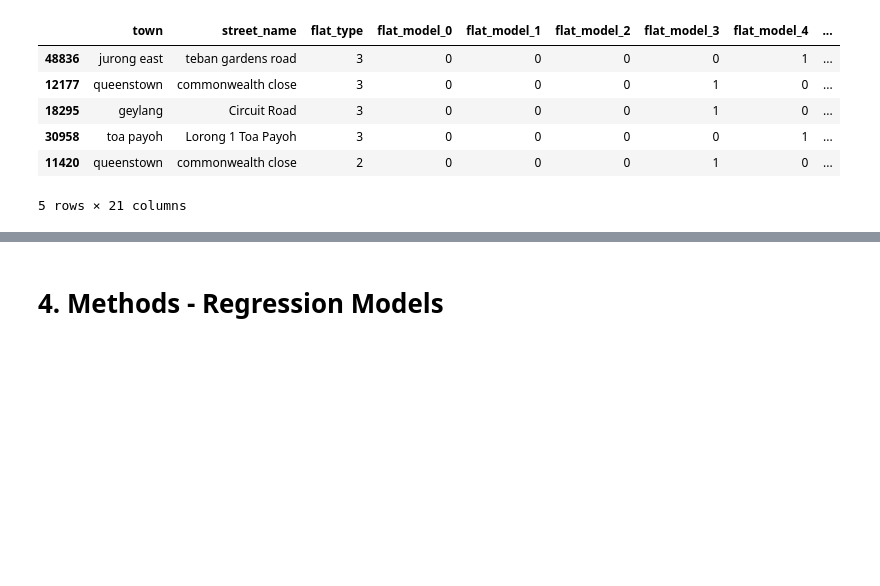
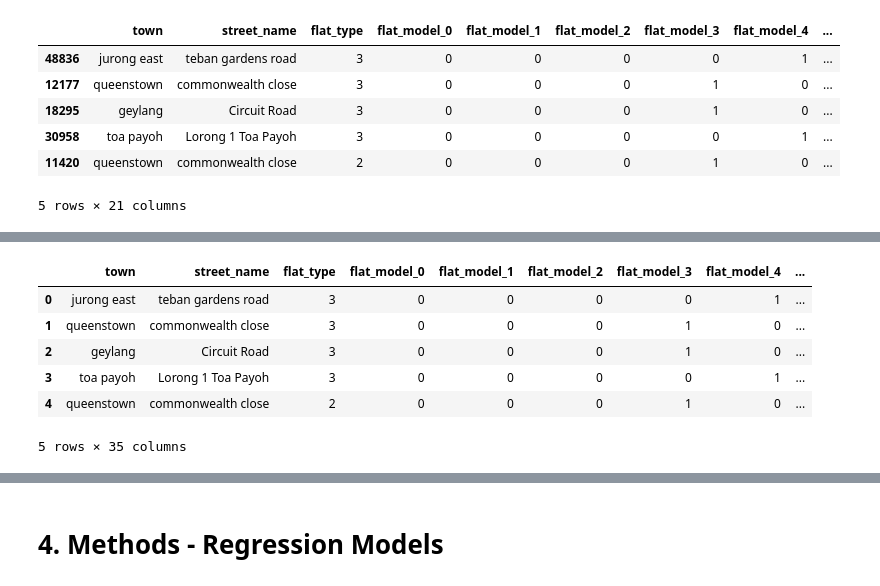
Before and after one commit to Guiltylife/CS5228-Team31-Project, a Jupyter notebook: cs5228-team31.ipynb, the cells around one changed output, grey strips where cells are left out. Saved outputs shown, nothing was run; the diff lists cells and outputs as text; code cells hidden in the pictures; blank space fills up the shorter version.

```diff
--- a/cs5228-team31.ipynb
+++ b/cs5228-team31.ipynb
@@ -662,7 +716,7 @@ test_data.head()
 def weighted_avg(values, weights):
     return np.dot(values, weights) / weights.sum()
 
-def get_knn_statistics(base_data, aux_data, k=5):
+def get_knn_statistics(base_data, aux_data, k):
     knn = NearestNeighbors(n_neighbors=k)
 
     # the KNN houses for each record in aux_data
@@ -672,63 +726,78 @@ def get_knn_statistics(base_data, aux_data, k=5):
         nearby_houses = base_data.iloc[indices[i]]
 
         # Calculate statistics
-        # mean_rent = nearby_houses['rent'].mean()
-        median_rent = nearby_houses['monthly_rent'].median()
-        std_rent = nearby_houses['monthly_rent'].std()
+        median = nearby_houses['floor_area_sqm'].median()
+        std = nearby_houses['floor_area_sqm'].std()
         # Weighted average using inverse of distances as weights
-        weighted_mean_rent = weighted_avg(nearby_houses['monthly_rent'], 1/distances[i])
+        weighted_mean= weighted_avg(nearby_houses['floor_area_sqm'], 1/distances[i])
 
-        aux_data.at[i, 'median_rent'] = median_rent
-        aux_data.at[i, 'std_rent'] = std_rent
-        aux_data.at[i, 'weighted_mean_rent'] = weighted_mean_rent
+        aux_data.at[i, 'median_rent'] = median
+        aux_data.at[i, 'std_rent'] = std
+        aux_data.at[i, 'weighted_mean_rent'] = weighted_mean
 
-    # the KNN aux-records for each houses in the base_data
+    # the KNN aux-records for each rent in the base_data
+    knn = NearestNeighbors(n_neighbors=5)
     knn.fit(aux_data[['latitude', 'longitude']])
     distances, indices = knn.kneighbors(base_data[['latitude', 'longitude']])
     stats = {}
     for i, record in base_data.iterrows():
         nearby_aux = aux_data.iloc[indices[i]]
 
         # Calculate statistics
         weighted_mean = weighted_avg(nearby_aux['weighted_mean_rent'], 1/distances[i])
         median = weighted_avg(nearby_aux['median_rent'], 1/distances[i])
         std = weighted_avg(nearby_aux['std_rent'], 1/distances[i])
 
         stats[i] = {
             'weighted_mean_distance': weighted_mean,
             'median_distance': median,
             'std_distance': std
         }
 
     return stats
 
 # Append aux-data to train and test df
 #   1) for each record of each aux-data: find its KNN houses and calculate statistics
 #   2) for each house, find its KNN aux-record, and weighted-average their statistics
-primary_school_stats = get_knn_statistics(train_data, primary_school_data)
-mrt_stats = get_knn_statistics(train_data, mrt_exist_data)
-mrt_planned_stats = get_knn_statistics(train_data, mrt_exist_data)
-malls_stats = get_knn_statistics(train_data, mall_data)
+datasets = [train_data, test_data]
+for idx, dataset in enumerate(datasets):
+    primary_school_stats = get_knn_statistics(dataset, primary_school_data, 20)
+    mrt_stats = get_knn_statistics(dataset, mrt_exist_data, 5)
+    mrt_planned_stats = get_knn_statistics(dataset, mrt_exist_data, 5)
+    malls_stats = get_knn_statistics(dataset, mall_data, 20)
 
-for i, house in train_data.iterrows():
-    # train_data.at[i, 'mrt_mean_distance'] = mrt_exist_data[i]['mean_distance']
-    train_data.at[i, 'school_median_distance'] = primary_school_stats[i]['median_distance']
-    train_data.at[i, 'school_std_distance'] = primary_school_stats[i]['std_distance']
-    train_data.at[i, 'school_weighted_mean_distance'] = primary_school_stats[i]['weighted_mean_distance']
+    for i, house in dataset.iterrows():
+        # dataset.at[i, 'mrt_mean_distance'] = mrt_exist_data[i]['mean_distance']
+        dataset.at[i, 'school_median_distance'] = primary_school_stats[i]['median_distance']
+        dataset.at[i, 'school_std_distance'] = primary_school_stats[i]['std_distance']
+        dataset.at[i, 'school_weighted_mean_distance'] = primary_school_stats[i]['weighted_mean_distance']
 
-    # train_data.at[i, 'mrt_mean_distance'] = mrt_exist_data[i]['mean_distance']
-    train_data.at[i, 'mrt_median_distance'] = mrt_stats[i]['median_distance']
-    train_data.at[i, 'mrt_std_distance'] = mrt_stats[i]['std_distance']
-    train_data.at[i, 'mrt_weighted_mean_distance'] = mrt_stats[i]['weighted_mean_distance']
+        # dataset.at[i, 'mrt_mean_distance'] = mrt_exist_data[i]['mean_distance']
+        dataset.at[i, 'mrt_median_distance'] = mrt_stats[i]['median_distance']
+        dataset.at[i, 'mrt_std_distance'] = mrt_stats[i]['std_distance']
+        dataset.at[i, 'mrt_weighted_mean_distance'] = mrt_stats[i]['weighted_mean_distance']
 
-    # train_data.at[i, 'mrt_mean_distance'] = mrt_planned_stats[i]['mean_distance']
-    train_data.at[i, 'mrt_planned_median_distance'] = mrt_planned_stats[i]['median_distance']
-    train_data.at[i, 'mrt_planned_std_distance'] = mrt_planned_stats[i]['std_distance']
-    train_data.at[i, 'mrt_planned_weighted_mean_distance'] = mrt_planned_stats[i]['weighted_mean_distance']
+        # dataset.at[i, 'mrt_mean_distance'] = mrt_planned_stats[i]['mean_distance']
+        dataset.at[i, 'mrt_planned_median_distance'] = mrt_planned_stats[i]['median_distance']
+        dataset.at[i, 'mrt_planned_std_distance'] = mrt_planned_stats[i]['std_distance']
+        dataset.at[i, 'mrt_planned_weighted_mean_distance'] = mrt_planned_stats[i]['weighted_mean_distance']
 
-    # train_data.at[i, 'mall_mean_distance'] = malls_stats[i]['mean_distance']
-    train_data.at[i, 'mall_median_distance'] = malls_stats[i]['median_distance']
-    train_data.at[i, 'mall_std_distance'] = malls_stats[i]['std_distance']
-    train_data.at[i, 'mall_weighted_mean_distance'] = malls_stats[i]['weighted_mean_distance']
+        # dataset.at[i, 'mall_mean_distance'] = malls_stats[i]['mean_distance']
+        dataset.at[i, 'mall_median_distance'] = malls_stats[i]['median_distance']
+        dataset.at[i, 'mall_std_distance'] = malls_stats[i]['std_distance']
+        dataset.at[i, 'mall_weighted_mean_distance'] = malls_stats[i]['weighted_mean_distance']
+
+    # Update the original datasets
+    datasets[idx] = dataset
+
+train_data, test_data = datasets
 
 train_data.head()
+# %% [output]
+|  | town | street_name | flat_type | flat_model_0 | flat_model_1 | flat_model_2 | flat_model_3 | flat_model_4 | ... |
+| 0 | jurong east | teban gardens road | 3 | 0 | 0 | 0 | 0 | 1 | ... |
+| 1 | queenstown | commonwealth close | 3 | 0 | 0 | 0 | 1 | 0 | ... |
+| 2 | geylang | Circuit Road | 3 | 0 | 0 | 0 | 1 | 0 | ... |
+| 3 | toa payoh | Lorong 1 Toa Payoh | 3 | 0 | 0 | 0 | 0 | 1 | ... |
+| 4 | queenstown | commonwealth close | 2 | 0 | 0 | 0 | 1 | 0 | ... |
+5 rows × 35 columns
```
Also changed, not shown: parts of 13 cells of this notebook.
